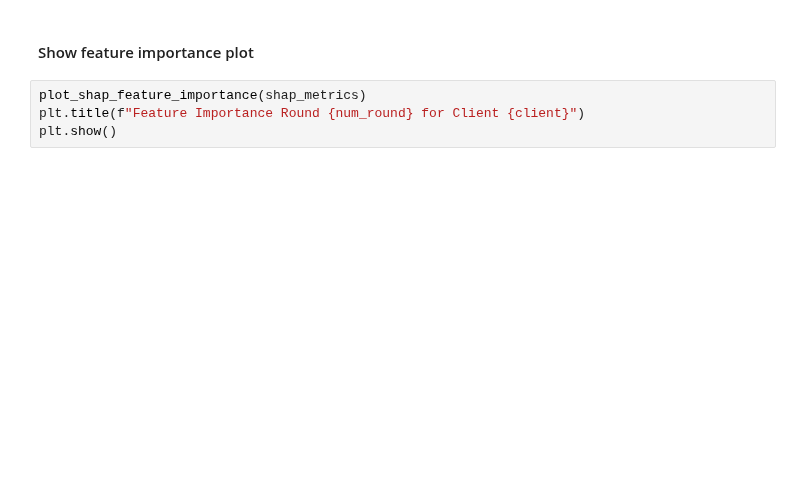
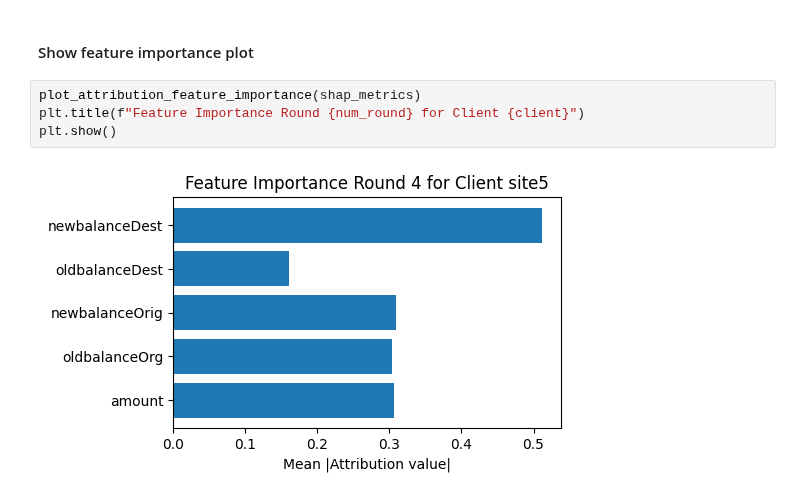
Before and after one commit to holgerroth/NVFlare, a Jupyter notebook: examples/advanced/finance-deep-learning/train_pytorch_model.ipynb, the cells around one changed output. Drawn from its saved outputs; the diff is of its cells as text; blank space fills up the shorter version.

```diff
--- a/examples/advanced/finance-deep-learning/train_pytorch_model.ipynb
+++ b/examples/advanced/finance-deep-learning/train_pytorch_model.ipynb
@@ -131,6 +134,8 @@ plt.show()
 # %% [markdown]
 #### Show feature importance plot
 # %%
-plot_shap_feature_importance(shap_metrics)
+plot_attribution_feature_importance(shap_metrics)
 plt.title(f"Feature Importance Round {num_round} for Client {client}")
 plt.show()
+# %% [output]
+[figure, added]
```
Also changed, not shown: parts of 5 cells of this notebook, 4 other files.
